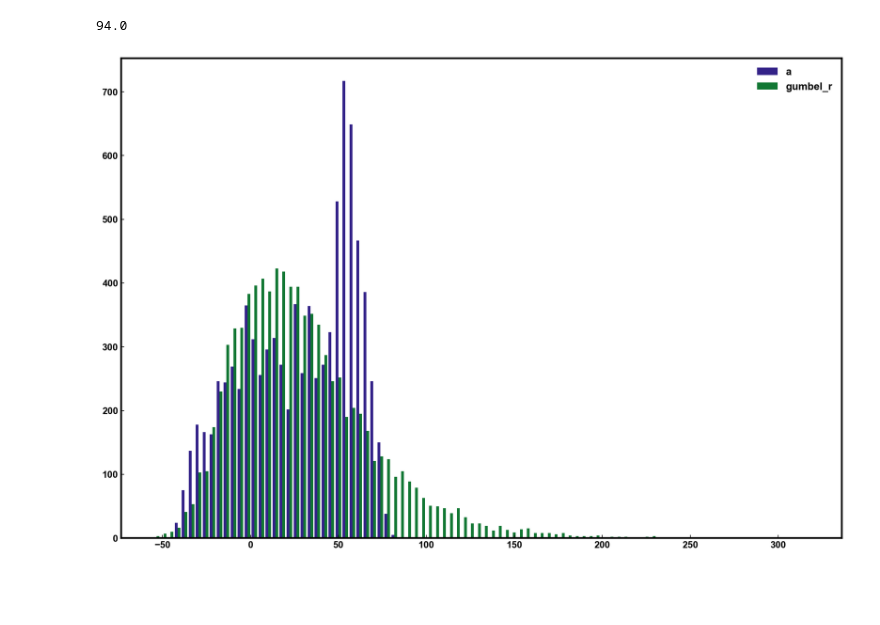
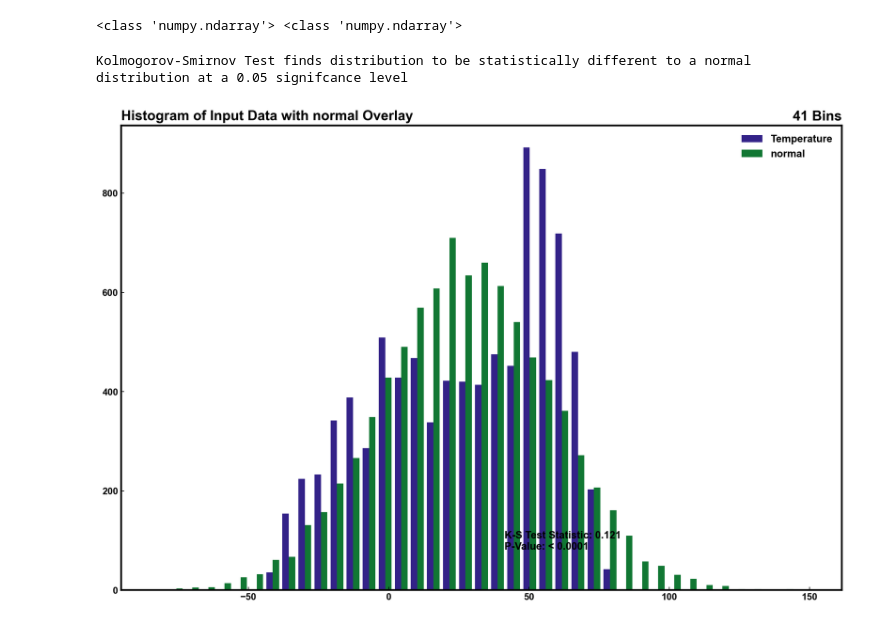
Before and after one commit to larantt/GeoMetrics, a Jupyter notebook: examples/ex01_clausius.ipynb, the cells around one changed output. Saved outputs shown, nothing was run; the diff lists cells and outputs as text; code cells hidden in the pictures; blank space fills up the shorter version.

Commit message:
further additions to plotting and fitting

```diff
--- a/examples/ex01_clausius.ipynb
+++ b/examples/ex01_clausius.ipynb
@@ -29,5 +45,13 @@ import matplotlib.pyplot as plt
+# %%
+# first extract the variables we want to work with.
+temps = np.array(PAFA_df.tmpf)
+dewpts = np.array(PAFA_df.dwpf)
+
+print(type(temps),type(dewpts)) # check the datatypes - GeoMetrcis supports arrays and lists
+# %% [output]
+<class 'numpy.ndarray'> <class 'numpy.ndarray'>
 # %%
-geometrics.plot_histogram({'a':temps},comp_distribution='gumbel_r')
+geometrics.plot_histogram({'Temperature':temps},bins='rice',comp_distribution='normal')
 # %% [output]
-94.0
+Kolmogorov-Smirnov Test finds distribution to be statistically different to a normal distribution at a 0.05 signifcance level
-[figure, old version]
+[figure, new version]
```
Also changed, not shown: parts of 10 cells of this notebook, 2 other files.
